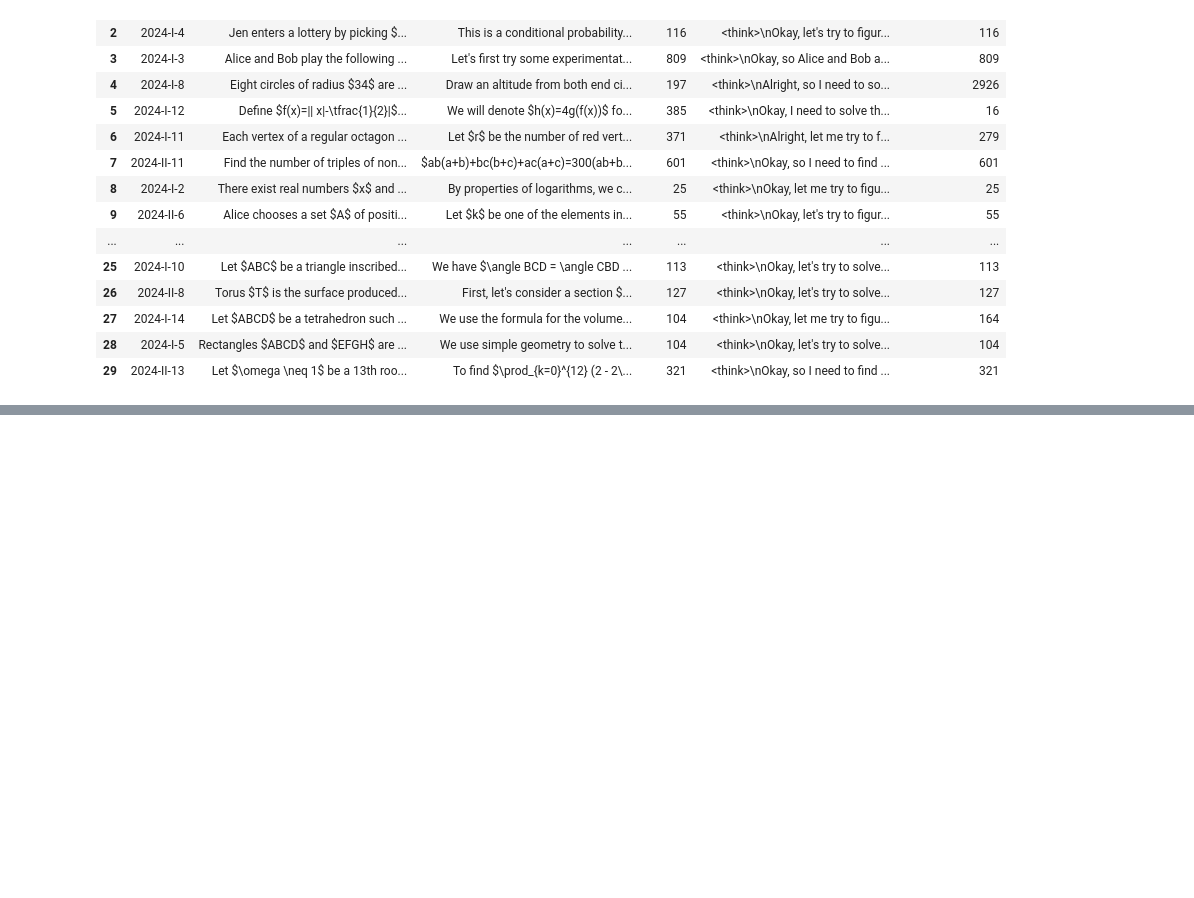
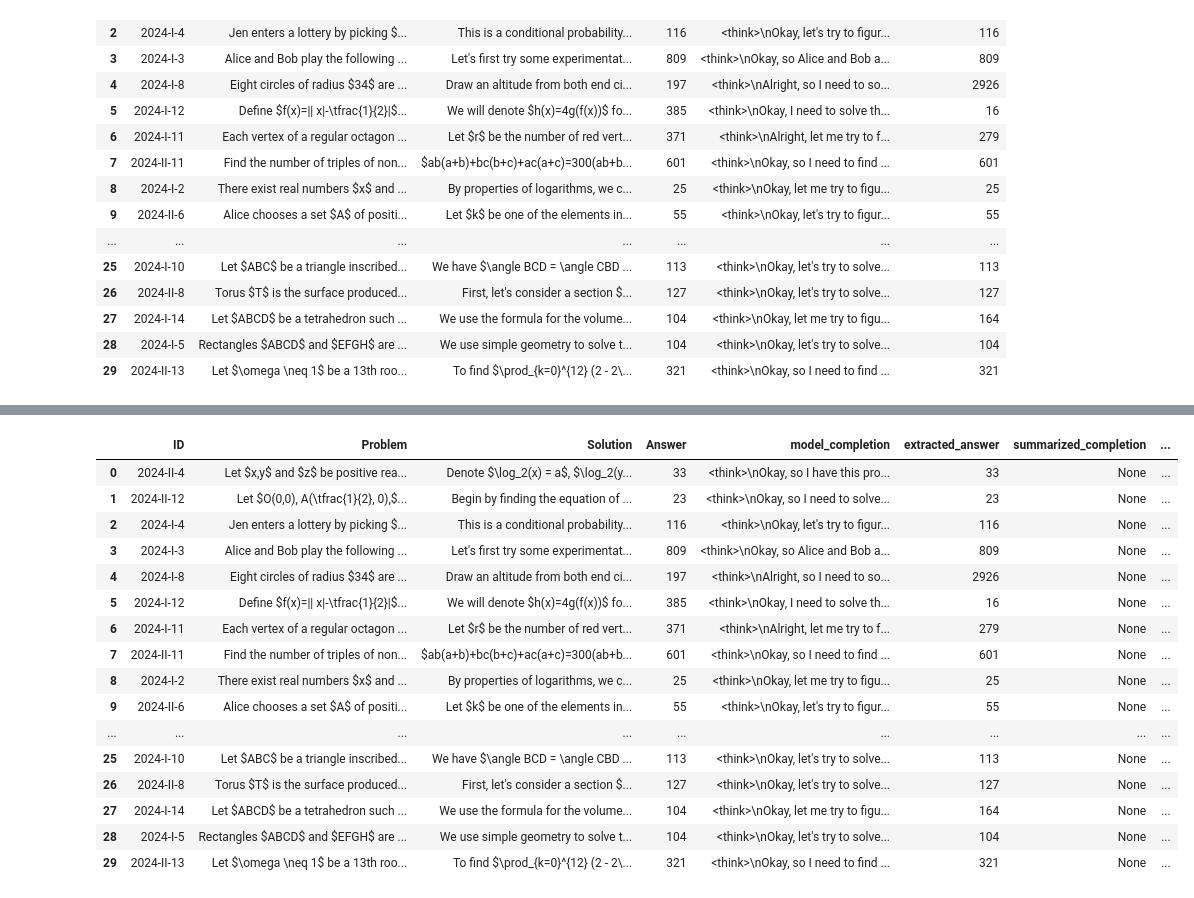
Before and after one commit to adityatadimeti/reasoning-distillation, a Jupyter notebook: aime-distillation.ipynb, the cells around one changed output, grey strips where cells are left out. Cells and saved outputs as stored; diff of their text form; code cells hidden in the pictures; blank space fills up the shorter version.

```diff
--- a/aime-distillation.ipynb
+++ b/aime-distillation.ipynb
@@ -322,0 +342,20 @@ df_updated.to_csv('data/aime/recursive_reasoning_results.csv', index=False)
+# %%
+df
+# %% [output]
+|  | ID | Problem | Solution | Answer | model_completion | extracted_answer | summarized_completion | ... |
+| 0 | 2024-II-4 | Let $x,y$ and $z$ be positive rea... | Denote $\log_2(x) = a$, $\log_2(y... | 33 | <think>\nOkay, so I have this pro... | 33 | None | ... |
+| 1 | 2024-II-12 | Let $O(0,0), A(\tfrac{1}{2}, 0),$... | Begin by finding the equation of ... | 23 | <think>\nOkay, so I need to solve... | 23 | None | ... |
+| 2 | 2024-I-4 | Jen enters a lottery by picking $... | This is a conditional probability... | 116 | <think>\nOkay, let's try to figur... | 116 | None | ... |
+| 3 | 2024-I-3 | Alice and Bob play the following ... | Let's first try some experimentat... | 809 | <think>\nOkay, so Alice and Bob a... | 809 | None | ... |
+| 4 | 2024-I-8 | Eight circles of radius $34$ are ... | Draw an altitude from both end ci... | 197 | <think>\nAlright, so I need to so... | 2926 | None | ... |
+| 5 | 2024-I-12 | Define $f(x)=|| x|-\tfrac{1}{2}|$... | We will denote $h(x)=4g(f(x))$ fo... | 385 | <think>\nOkay, I need to solve th... | 16 | None | ... |
+| 6 | 2024-I-11 | Each vertex of a regular octagon ... | Let $r$ be the number of red vert... | 371 | <think>\nAlright, let me try to f... | 279 | None | ... |
+| 7 | 2024-II-11 | Find the number of triples of non... | $ab(a+b)+bc(b+c)+ac(a+c)=300(ab+b... | 601 | <think>\nOkay, so I need to find ... | 601 | None | ... |
+| 8 | 2024-I-2 | There exist real numbers $x$ and ... | By properties of logarithms, we c... | 25 | <think>\nOkay, let me try to figu... | 25 | None | ... |
+| 9 | 2024-II-6 | Alice chooses a set $A$ of positi... | Let $k$ be one of the elements in... | 55 | <think>\nOkay, let's try to figur... | 55 | None | ... |
+| ... | ... | ... | ... | ... | ... | ... | ... | ... |
+| 25 | 2024-I-10 | Let $ABC$ be a triangle inscribed... | We have $\angle BCD = \angle CBD ... | 113 | <think>\nOkay, let's try to solve... | 113 | None | ... |
+| 26 | 2024-II-8 | Torus $T$ is the surface produced... | First, let's consider a section $... | 127 | <think>\nOkay, let's try to solve... | 127 | None | ... |
+| 27 | 2024-I-14 | Let $ABCD$ be a tetrahedron such ... | We use the formula for the volume... | 104 | <think>\nOkay, let me try to figu... | 164 | None | ... |
+| 28 | 2024-I-5 | Rectangles $ABCD$ and $EFGH$ are ... | We use simple geometry to solve t... | 104 | <think>\nOkay, let's try to solve... | 104 | None | ... |
+| 29 | 2024-II-13 | Let $\omega \neq 1$ be a 13th roo... | To find $\prod_{k=0}^{12} (2 - 2\... | 321 | <think>\nOkay, so I need to find ... | 321 | None | ... |
```
Also changed, not shown: parts of 1 cell of this notebook.
